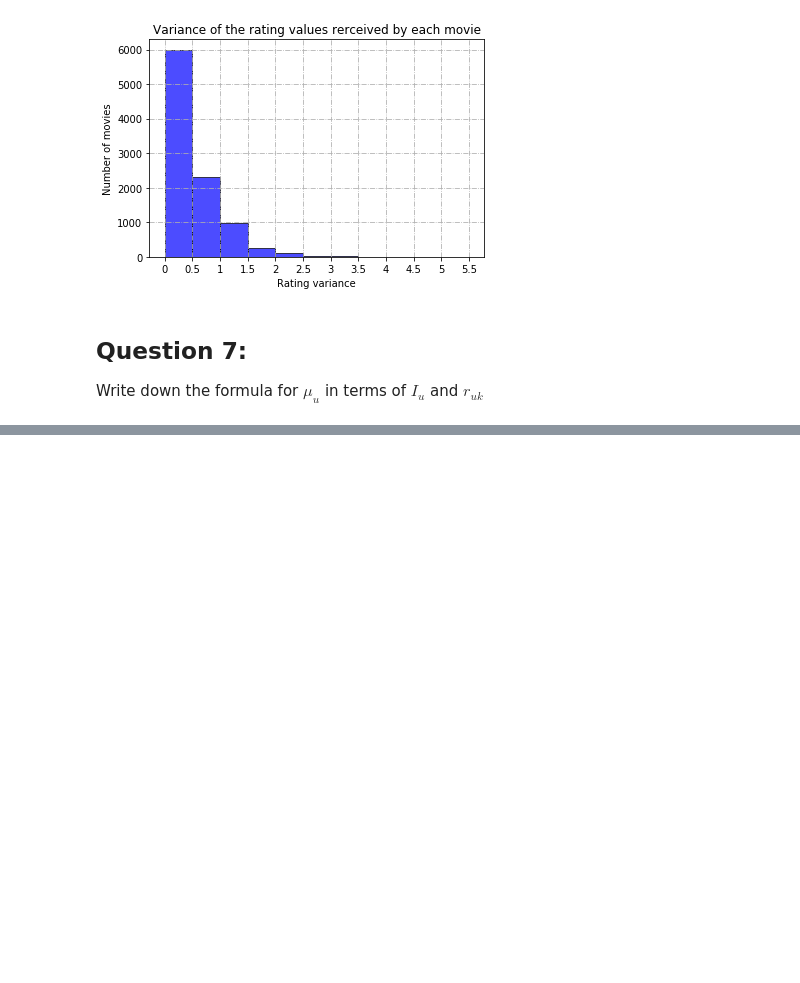
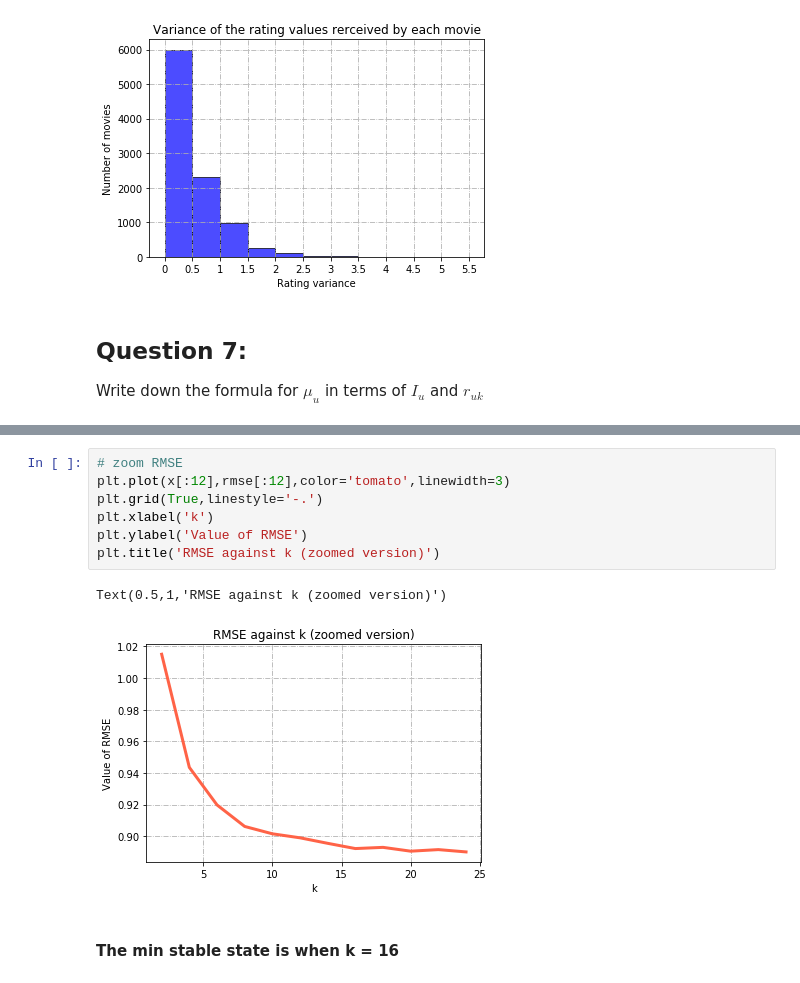
Before and after one commit to Shuyifan/ECE-219-Large-Scale-Data-Mining-Project, a Jupyter notebook: project 3/Project 3.ipynb, the cells around one changed output, grey strips where cells are left out. Drawn from its saved outputs; the diff is of its cells as text; blank space fills up the shorter version.

```diff
--- a/project 3/Project 3.ipynb
+++ b/project 3/Project 3.ipynb
@@ -215,0 +381,12 @@ Write down the formula for $\mu_u$ in terms of $I_u$ and $r_{uk}$
+# %%
+# zoom RMSE
+plt.plot(x[:12],rmse[:12],color='tomato',linewidth=3)
+plt.grid(True,linestyle='-.')
+plt.xlabel('k')
+plt.ylabel('Value of RMSE')
+plt.title('RMSE against k (zoomed version)')
+# %% [output]
+Text(0.5,1,'RMSE against k (zoomed version)')
+[figure, added]
+# %% [markdown]
+#### The min stable state is when k = 16
```
Also changed, not shown: parts of 12 cells of this notebook.
